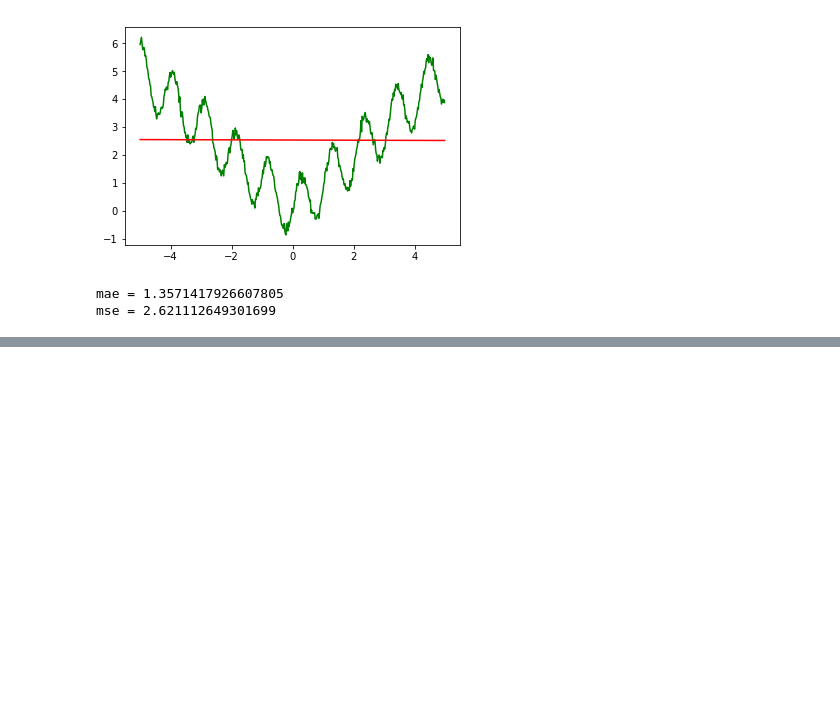
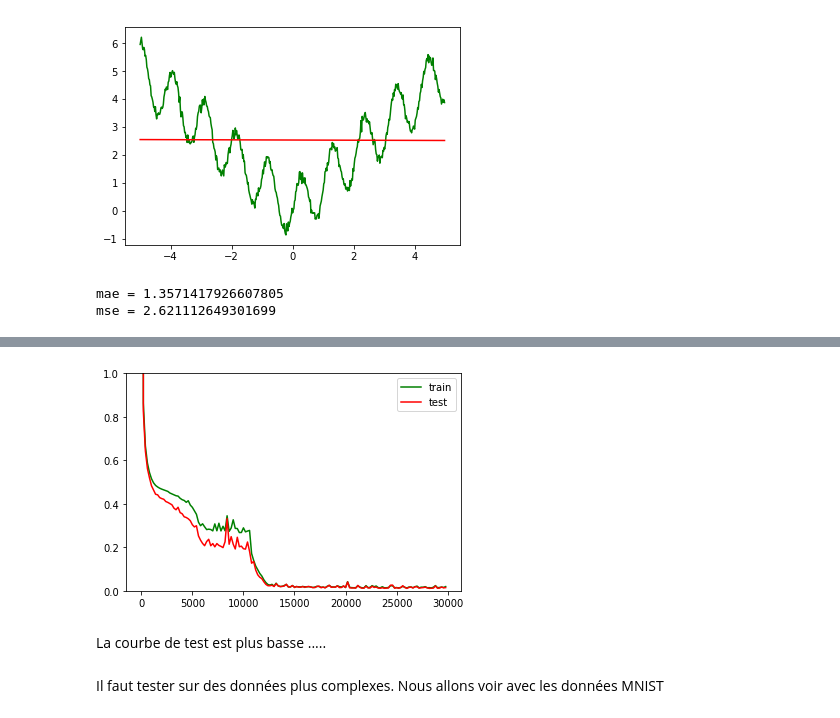
Before and after one commit to ArnaudDeleruyelle/Deep-Learning, a Jupyter notebook: 16-10-18-Jupyter/DeepLearning.ipynb, the cells around one changed output, grey strips where cells are left out. Cells and saved outputs as stored; diff of their text form; code cells hidden in the pictures; blank space fills up the shorter version.

```diff
--- a/16-10-18-Jupyter/DeepLearning.ipynb
+++ b/16-10-18-Jupyter/DeepLearning.ipynb
@@ -490,0 +506,4 @@ mse = 2.621112649301699
+# %%
+x_train_f1,x_test_f1,y_train_f1,y_test_f1 = train_test(x,y_f1,0.8)
+x_train_f2,x_test_f2,y_train_f2,y_test_f2 = train_test(x,y_f2,0.8)
+x_train_f3,x_test_f3,y_train_f3,y_test_f3 = train_test(x,y_f3,0.8)
@@ -490,0 +534,16 @@ mse = 2.621112649301699
+# %%
+mlp1 = MLP(x_batch,[8,8,1], ['relu','relu','identity'])
+
+# output layer
+y_pred = mlp1[-1]
+
+# loss function
+loglikelihoods = tf.square(y_pred - y_batch)
+avg_llh = tf.reduce_mean(loglikelihoods)
+
+# optimizer
+opt = tf.train.AdamOptimizer(learning_rate=0.01)
+model = opt.minimize(avg_llh)
+# %%
+# fit the model
+modelFit,visu = Fit(x_train_f1,x_test_f1,y_train_f1,y_test_f1,model)
@@ -490,0 +568,14 @@ mse = 2.621112649301699
+# %%
+error = np.hsplit(visu,3)
+# %%
+plt.plot(error[0],error[1], 'green', label='train')
+plt.plot(error[0],error[2], 'red',label='test')
+plt.axis(ymax=1,ymin = 0)
+plt.legend()
+plt.show()
+# %% [output]
+[figure, added]
+# %% [markdown]
+La courbe de test est plus basse .....
+# %% [markdown]
+Il faut tester sur des données plus complexes. Nous allons voir avec les données MNIST
```
Also changed, not shown: parts of 11 cells of this notebook.
